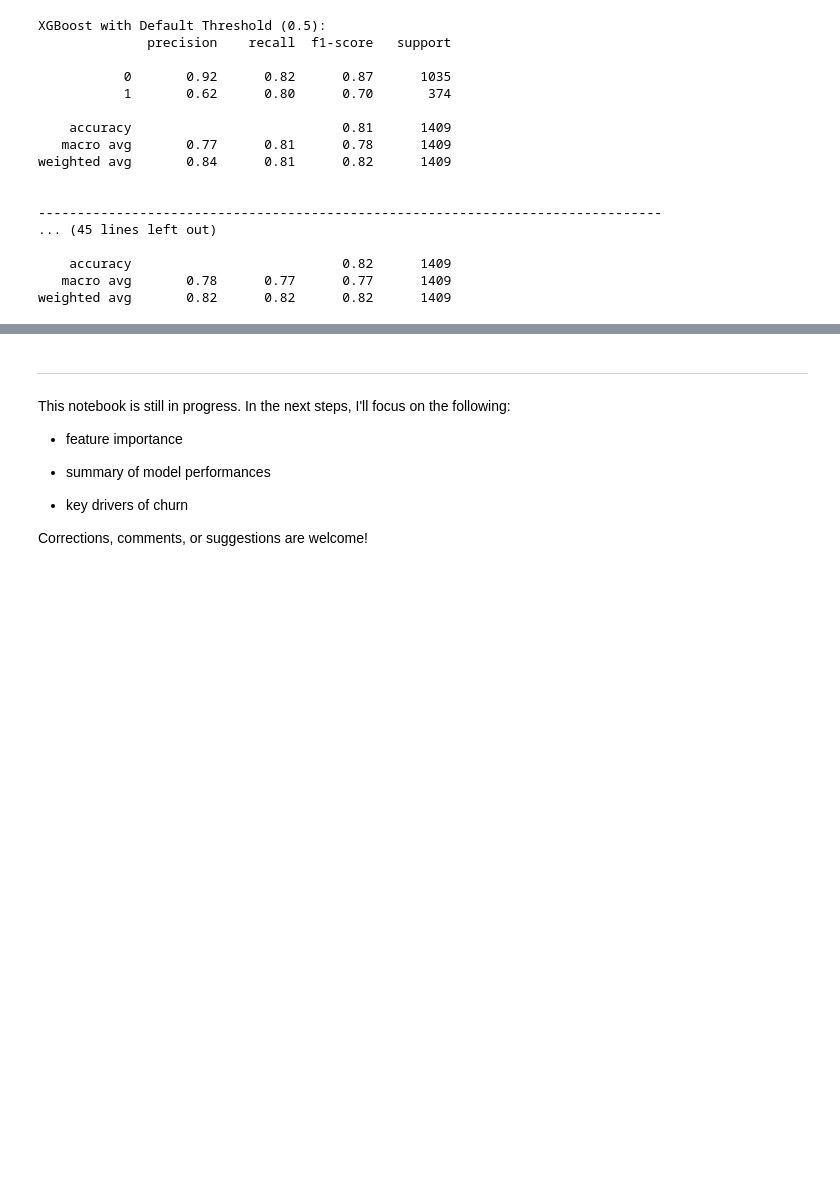
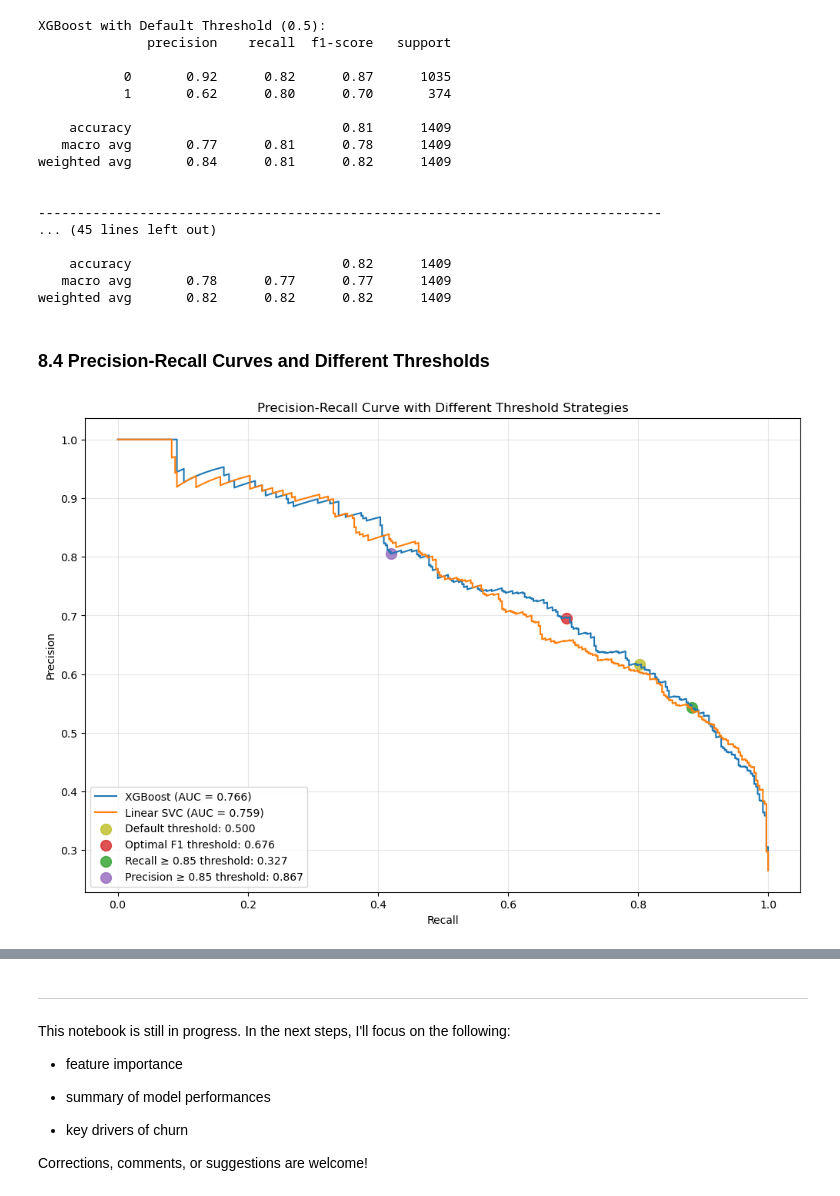
Before and after one commit to seckinadali/telco-churn-prediction, a Jupyter notebook: notebooks/03_modeling_and_evaluation.ipynb, the cells around one changed output, grey strips where cells are left out. Cells and saved outputs as stored; diff of their text form; code cells hidden in the pictures; blank space fills up the shorter version.

Commit message:
Add roc curves and precision-recall curves including different threshold adjustments on xgboost

```diff
--- a/notebooks/03_modeling_and_evaluation.ipynb
+++ b/notebooks/03_modeling_and_evaluation.ipynb
@@ -1449,3 +1449,65 @@ weighted avg       0.84      0.81      0.82      1409
     accuracy                           0.82      1409
    macro avg       0.78      0.77      0.77      1409
 weighted avg       0.82      0.82      0.82      1409
+# %% [markdown]
+### 8.4 Precision-Recall Curves and Different Thresholds
+# %%
+# Plot Precision-Recall curves
+plt.figure(figsize=(12, 8))
+
+# Calculate PR curve for XGBoost
+precision_xgb, recall_xgb, _ = precision_recall_curve(y_test, y_test_prob_xgb)
+pr_auc_xgb = auc(recall_xgb, precision_xgb)
+plt.plot(recall_xgb, precision_xgb,
+         label=f'XGBoost (AUC = {pr_auc_xgb:.3f})')
+
+# Get decision function scores for Linear SVC
+svc_decision_scores = best_svc.decision_function(X_test)
+
+# Calculate PR curve for Linear SVC
+precision_svc, recall_svc, _ = precision_recall_curve(y_test, svc_decision_scores)
+pr_auc_svc = auc(recall_svc, precision_svc)
+plt.plot(recall_svc, precision_svc,
+         label=f'Linear SVC (AUC = {pr_auc_svc:.3f})')
+
+# Mark different thresholds on the XGBoost PR curve:
+
+# Helper function to find points on the PR curve for specific thresholds
+def find_pr_threshold_point(thresh, probs):
+    pred = (probs >= thresh).astype(int)
+    prec = precision_score(y_test, pred)
+    rec = recall_score(y_test, pred)
+    return rec, prec
+
+# Default threshold (0.5)
+default_recall, default_precision = find_pr_threshold_point(0.5, y_test_prob_xgb)
+plt.scatter(default_recall, default_precision,
+            color='tab:olive', s=100, alpha=0.8,
+            label=f"Default threshold: {default_threshold:.3f}")
+
+# Optimal F1 threshold
+f1_recall, f1_precision = find_pr_threshold_point(optimal_f1_threshold, y_test_prob_xgb)
+plt.scatter(f1_recall, f1_precision,
+            color='tab:red', s=100, alpha=0.8,
+            label=f"Optimal F1 threshold: {optimal_f1_threshold:.3f}")
+
+# Recall-focused threshold
+recall_recall, recall_precision = find_pr_threshold_point(recall_threshold, y_test_prob_xgb)
+plt.scatter(recall_recall, recall_precision,
+            color='tab:green', s=100, alpha=0.8,
+            label=f"Recall ≥ 0.85 threshold: {recall_threshold:.3f}")
+
+# Precision-focused threshold
+precision_recall, precision_precision = find_pr_threshold_point(precision_threshold, y_test_prob_xgb)
+plt.scatter(precision_recall, precision_precision,
+            color='tab:purple', s=100, alpha=0.8,
+            label=f"Precision ≥ 0.85 threshold: {precision_threshold:.3f}")
+
+plt.xlabel('Recall')
+plt.ylabel('Precision')
+plt.title('Precision-Recall Curve with Different Threshold Strategies')
+plt.legend(loc='lower left')
+plt.grid(alpha=0.3)
+plt.show()
+# %% [output]
+[figure, added]
```
Also changed, not shown: parts of 2 cells of this notebook.
